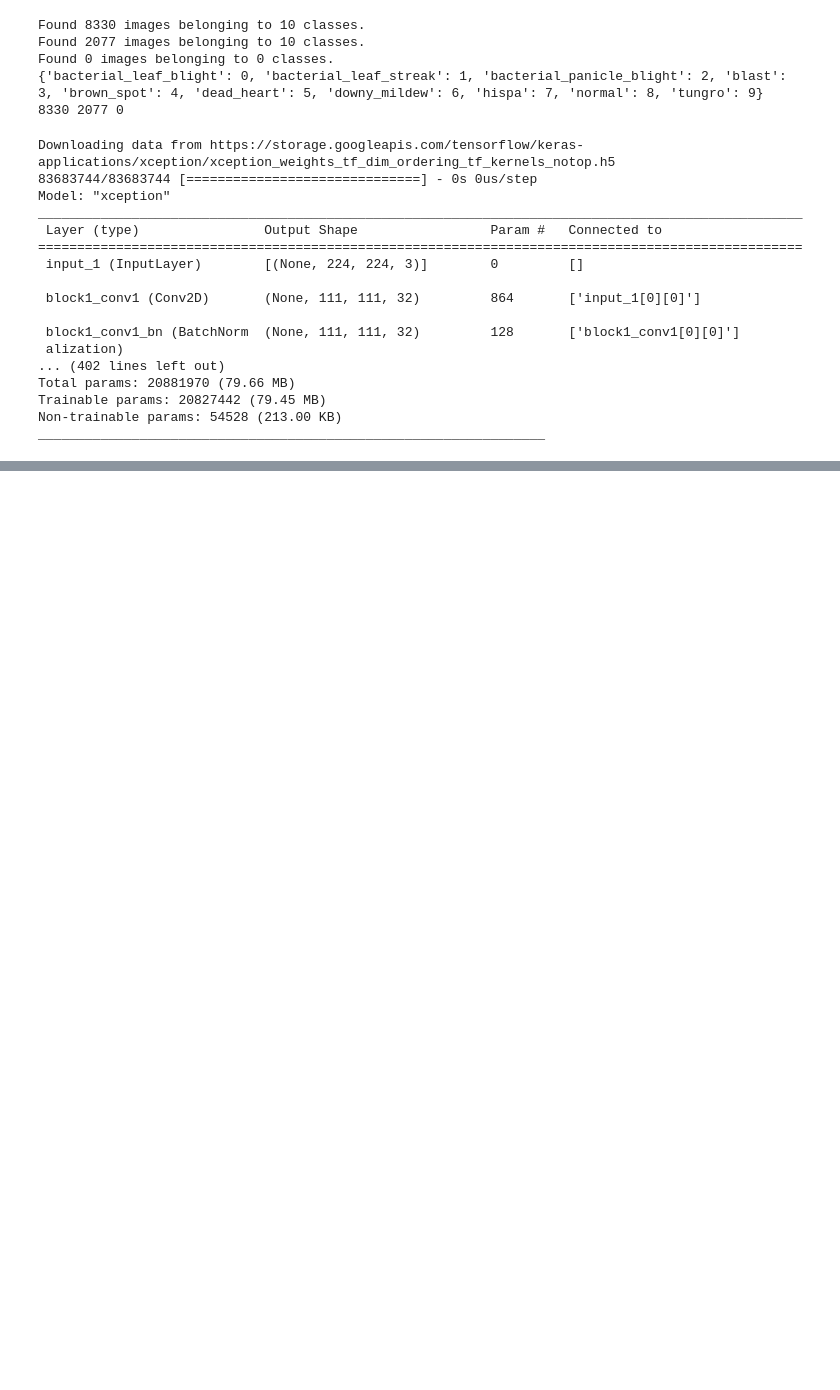
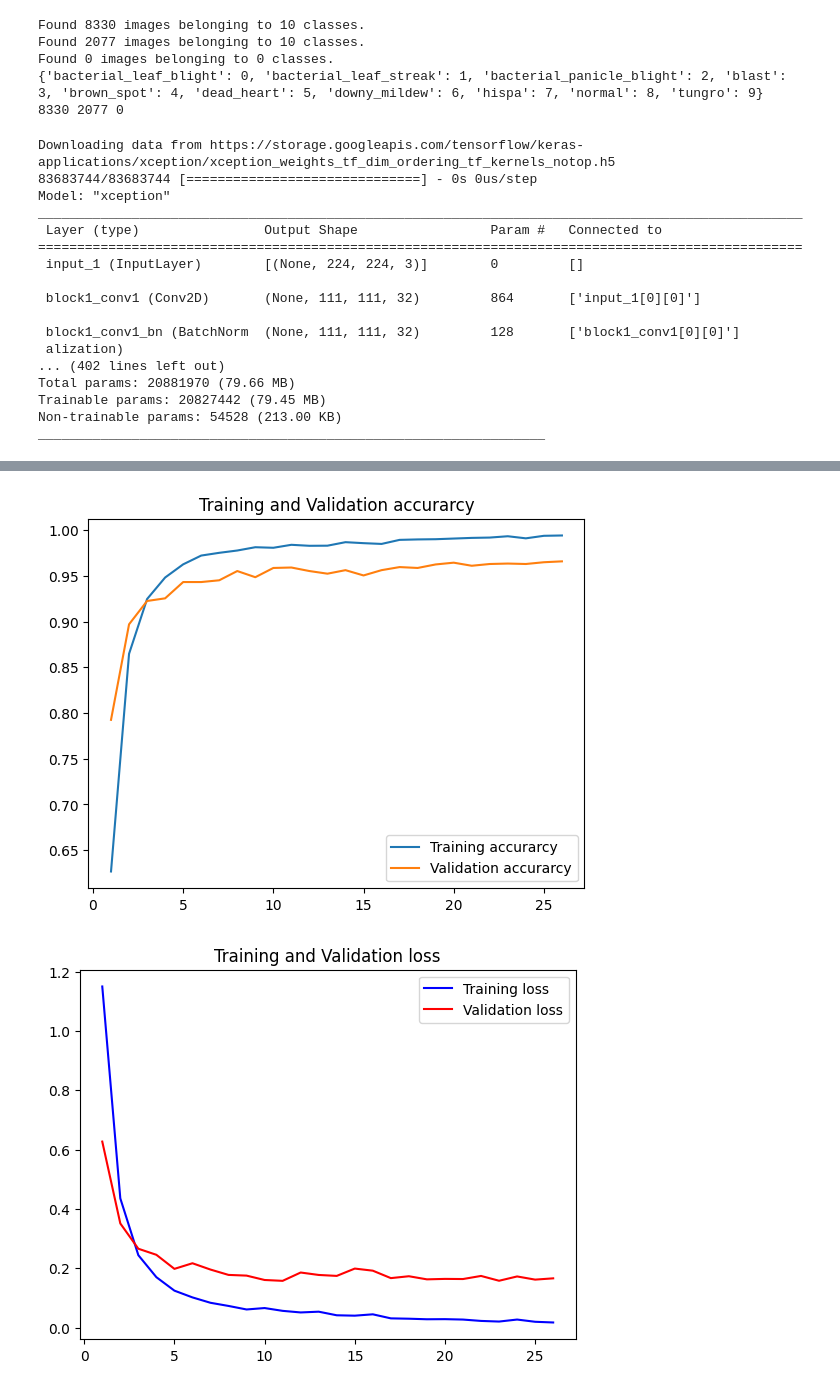
Before and after one commit to pinilDissanayaka/Paddy-Doctor-Paddy-Disease-Classification, a Jupyter notebook: XceptionModel.ipynb, the cells around one changed output, grey strips where cells are left out. Drawn from its saved outputs; the diff is of its cells as text; code cells hidden in the pictures; blank space fills up the shorter version.

```diff
--- a/XceptionModel.ipynb
+++ b/XceptionModel.ipynb
@@ -263,23 +263,26 @@ Epoch 16/100
 # %%
 %%time
 temp = pd.DataFrame(history.history)
 temp.to_csv('model_xception_history.csv', index=False)
 
 acc = history.history['accuracy']
 val_acc = history.history['val_accuracy']
 loss = history.history['loss']
 val_loss = history.history['val_loss']
 epochs = range(1, len(acc) + 1)
 #Train and validation accuracy
-plt.plot(epochs, acc, 'b', label='Training accurarcy')
-plt.plot(epochs, val_acc, 'r', label='Validation accurarcy')
+plt.plot(epochs, acc, label='Training accurarcy')
+plt.plot(epochs, val_acc, label='Validation accurarcy')
 plt.title('Training and Validation accurarcy')
 plt.legend()
 
 plt.figure()
 #Train and validation loss
 plt.plot(epochs, loss, 'b', label='Training loss')
 plt.plot(epochs, val_loss, 'r', label='Validation loss')
 plt.title('Training and Validation loss')
 plt.legend()
 plt.show()
+# %% [output]
+[figure, added]
+[figure, added]
```
Also changed, not shown: parts of 9 cells of this notebook.
